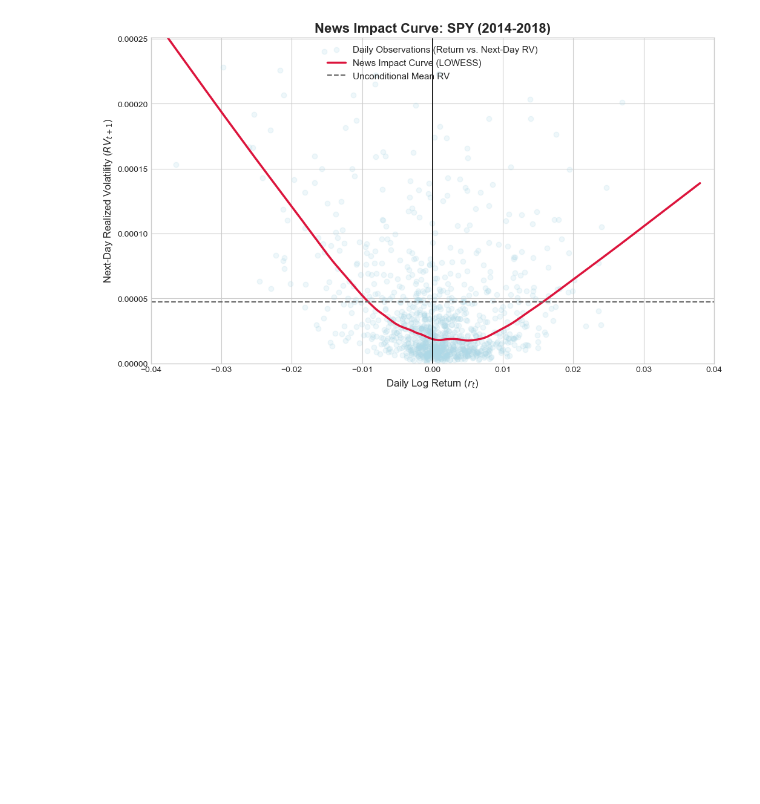
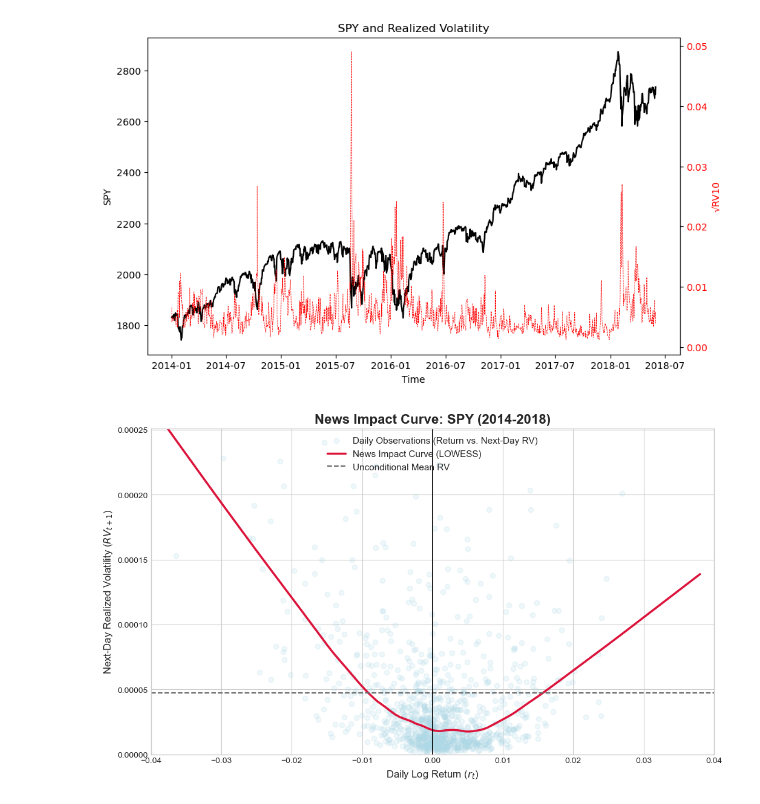
Before and after one commit to HyunminHong/Kalman-Heston-Filter, a Jupyter notebook: simulation_studies/empirical_data.ipynb, the cells around one changed output. Drawn from its saved outputs; the diff is of its cells as text; code cells hidden in the pictures; blank space fills up the shorter version.

```diff
--- a/simulation_studies/empirical_data.ipynb
+++ b/simulation_studies/empirical_data.ipynb
@@ -43,3 +48,26 @@ df['return'] = np.log(df['close_price']).diff()
+# %%
+# Assuming df is your DataFrame and already has datetime index
+fig, ax1 = plt.subplots(figsize=(10, 6))
+
+# Plot close price on the left y-axis
+color = 'black'
+ax1.set_xlabel('Time')
+ax1.set_ylabel('SPY', color=color)
+ax1.plot(df.index, df['close_price'], color=color)
+ax1.tick_params(axis='y', labelcolor=color)
+
+# Create second y-axis for RV
+ax2 = ax1.twinx()
+color = 'red'
+ax2.set_ylabel('√RV10', color=color)
+ax2.plot(df.index, np.sqrt(df['rv10']), color=color, linestyle='dashed', linewidth=0.5)
+ax2.tick_params(axis='y', labelcolor=color)
+
+# Show plot
+plt.title('SPY and Realized Volatility')
+plt.show()
+# %% [output]
+[figure, added]
 # %%
 df['next_day_rv10'] = df['rv10'].shift(-1)
 
```
Also changed, not shown: parts of 2 cells of this notebook.
